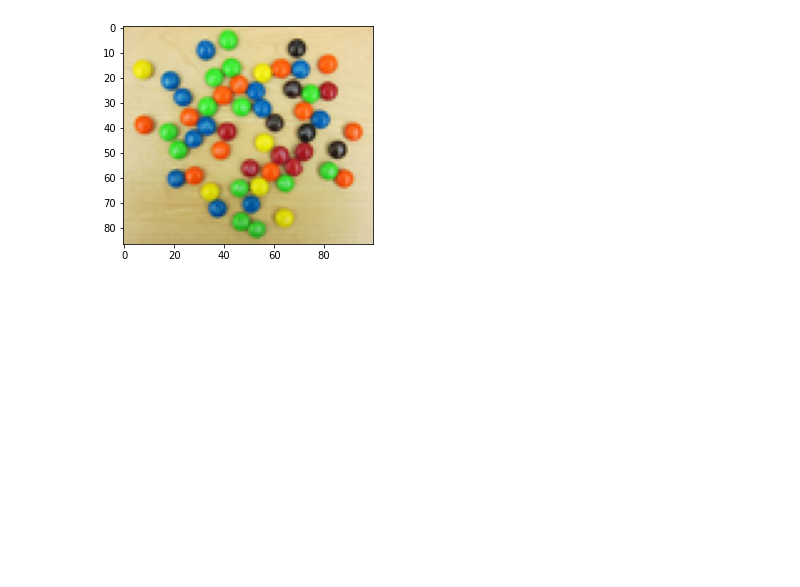
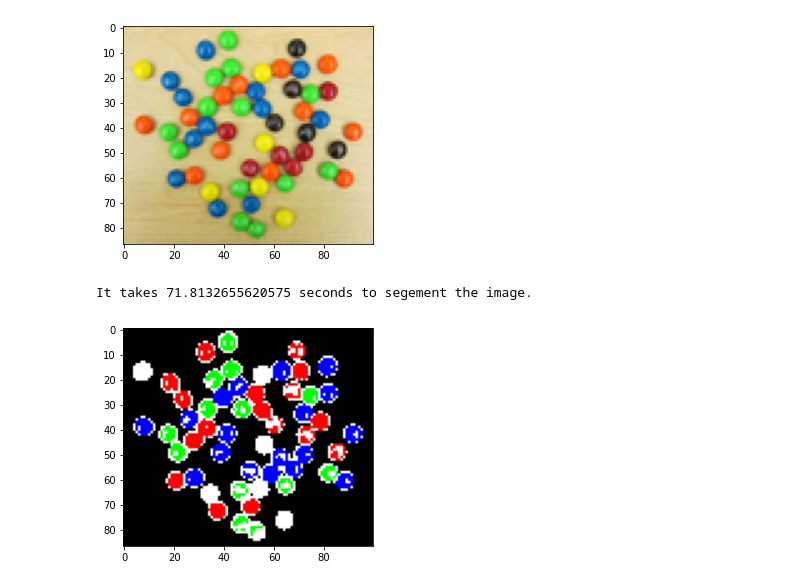
Before and after one commit to TMPH0203/A3_programming.ipynb, a Jupyter notebook: A3_programming.ipynb, the cells around one changed output. Saved outputs shown, nothing was run; the diff lists cells and outputs as text; code cells hidden in the pictures; blank space fills up the shorter version.

```diff
--- a/A3_programming.ipynb
+++ b/A3_programming.ipynb
@@ -189,7 +190,7 @@ def initialise_parameters(X, K):
     C, L = kmeans(X, K, 1e-6)
     # Categorize the dataset according to clusters:
     N = np.shape(L)[0]
-    amount = [0, 0, 0, 0]
+    amount = np.zeros(K).astype(dtype=int)
     cluster = []
     i = 0
     while i < K:
@@ -442,24 +485,52 @@ plt.show()
 [figure]
 # %%
 def image_segmentation(image, K, iterations):
-    pass
+    x = 0
+    X,Y,C = np.shape(image)
+    image_new = np.zeros([X,Y])
+    n = 0
+    X_new = np.zeros([X*Y,C])
+    while x < X:
+        y = 0
+        while y < Y:
+            X_new[n] = image[x,y,:]
+            n += 1
+            y += 1
+        x += 1
+    mu,sigma,pi = EM(X_new,K,iterations)
+
+    x = 0
+    n = 0
+    while x < X:
+        y = 0
+        while y < Y:
+            image_new[x,y] = classify(pi,mu,sigma,image[x,y])
+            n+= 1
+            y += 1
+        x += 1
+    image_new = image_new.astype(dtype=int)
+    return image_new
+
 
 
 # test code, leave it alone!
 import time
 
 start = time.time()
 gmm_labels = image_segmentation(image, 5, 10)
 end = time.time()
 print(f'It takes {end - start} seconds to segement the image.')
 colors = [[255, 0, 0], [0, 255, 0], [0, 0, 255], [255, 255, 255], [0, 0, 0]]
 segemented_image = np.zeros_like(image, dtype=np.int32)
 m, n, _ = segemented_image.shape
 for i in range(m):
     for j in range(n):
         segemented_image[i, j] = np.array(colors[gmm_labels[i, j]])
 plt.imshow(segemented_image)
 plt.show()
+# %% [output]
+It takes 71.8132655620575 seconds to segement the image.
+[figure, added]
 # %% [markdown]
 Your answer should look like this, maybe with different colors:
 ![image](./segmented_image.png)
```
Also changed, not shown: parts of 6 cells of this notebook.
